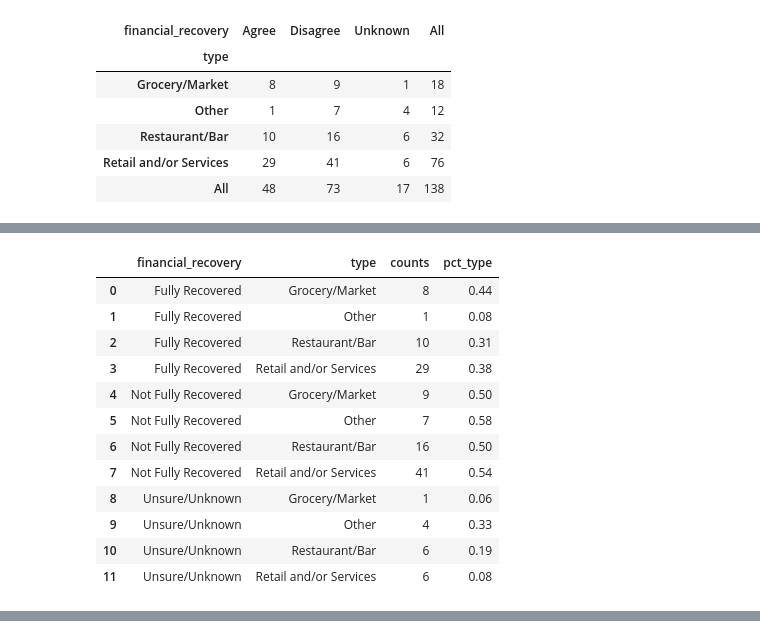
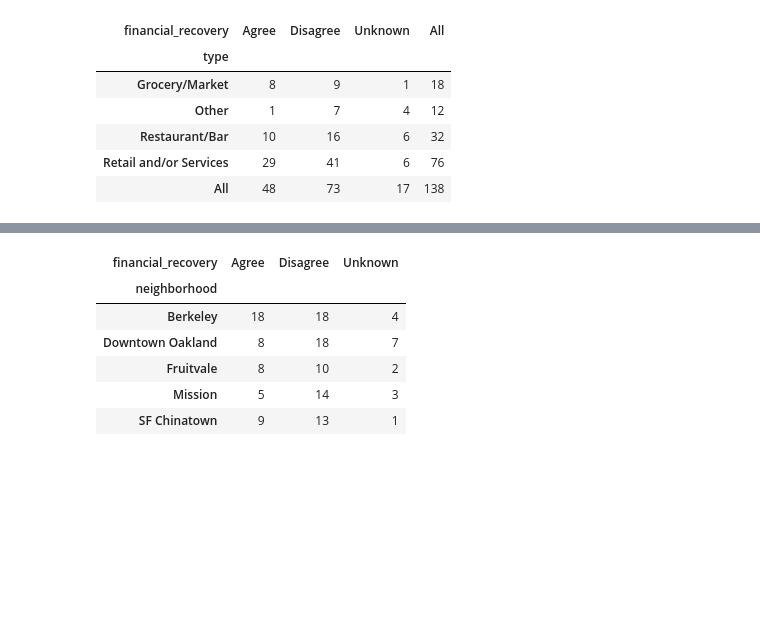
Before and after one commit to mbecica/business-survey-201, a Jupyter notebook: financial-stability.ipynb, the cells around one changed output, grey strips where cells are left out. Saved outputs shown, nothing was run; the diff lists cells and outputs as text; code cells hidden in the pictures; blank space fills up the shorter version.

```diff
--- a/financial-stability.ipynb
+++ b/financial-stability.ipynb
@@ -180,22 +148,6 @@ df_type_pct = df_open.copy()
 df_type_pct = df_type_pct.groupby(["financial_recovery","type"]).size().reset_index(name='counts')
 for t in df_type_pct["type"].unique():
     df_type_pct.loc[df_type_pct["type"] == t, "pct_type"] = df_type_pct["counts"] / df_type_pct.loc[df_type_pct["type"] == t, "counts"].sum()
-# %%
-df_type_pct
-# %% [output]
-|  | financial_recovery | type | counts | pct_type |
-| 0 | Fully Recovered | Grocery/Market | 8 | 0.44 |
-| 1 | Fully Recovered | Other | 1 | 0.08 |
-| 2 | Fully Recovered | Restaurant/Bar | 10 | 0.31 |
-| 3 | Fully Recovered | Retail and/or Services | 29 | 0.38 |
-| 4 | Not Fully Recovered | Grocery/Market | 9 | 0.50 |
-| 5 | Not Fully Recovered | Other | 7 | 0.58 |
-| 6 | Not Fully Recovered | Restaurant/Bar | 16 | 0.50 |
-| 7 | Not Fully Recovered | Retail and/or Services | 41 | 0.54 |
-| 8 | Unsure/Unknown | Grocery/Market | 1 | 0.06 |
-| 9 | Unsure/Unknown | Other | 4 | 0.33 |
-| 10 | Unsure/Unknown | Restaurant/Bar | 6 | 0.19 |
-| 11 | Unsure/Unknown | Retail and/or Services | 6 | 0.08 |
 # %%
 type_order = ['Grocery/Market', 'Retail and/or Services', 'Restaurant/Bar', 'Other']
 alt.Chart(df_type_pct).mark_bar().encode(
@@ -207,3 +159,14 @@ alt.Chart(df_type_pct).mark_bar().encode(
 ).properties()
 # %% [output]
 [interactive output not drawn]
+# %%
+# Prep Data for Neighborhood
+pd.crosstab(index=df_open["neighborhood"], columns=df_open['financial_recovery'], dropna=False)
+# %% [output]
+| financial_recovery | Agree | Disagree | Unknown |
+| neighborhood |  |  |  |
+| Berkeley | 18 | 18 | 4 |
+| Downtown Oakland | 8 | 18 | 7 |
+| Fruitvale | 8 | 10 | 2 |
+| Mission | 5 | 14 | 3 |
+| SF Chinatown | 9 | 13 | 1 |
```
Also changed, not shown: parts of 11 cells of this notebook.
